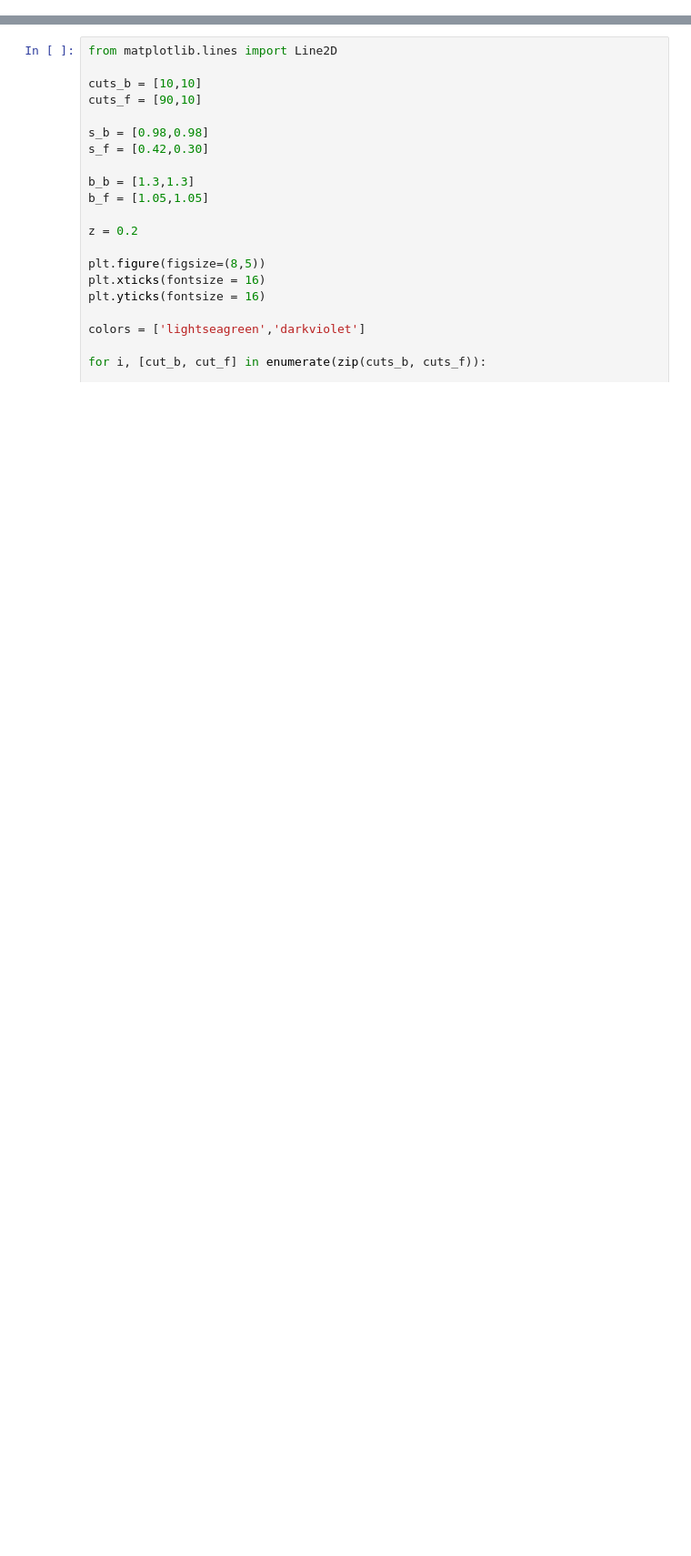
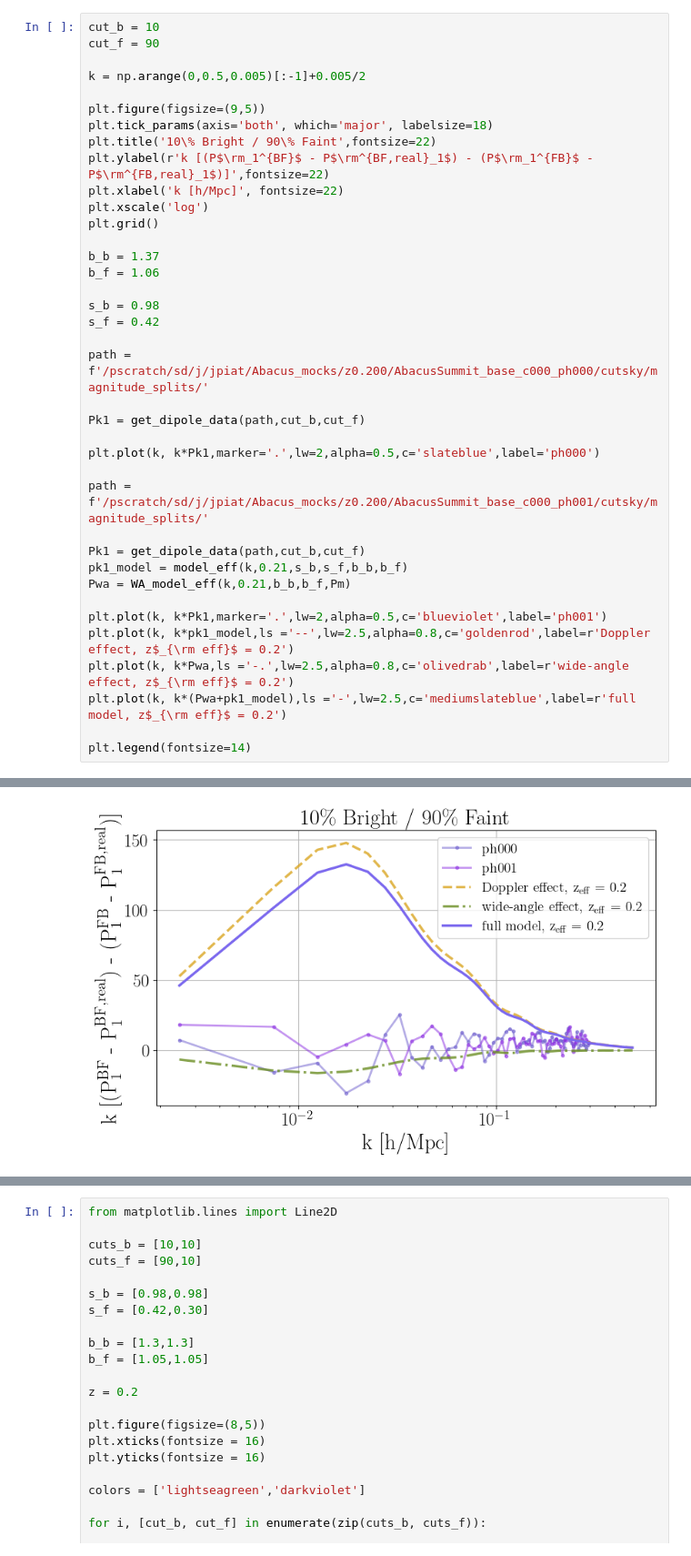
Before and after one commit to JadePiat/Relativistic_effects, a Jupyter notebook: power_spectrum.ipynb, the cells around one changed output, grey strips where cells are left out. Shown at 91% size. Drawn from its saved outputs; the diff is of its cells as text; blank space fills up the shorter version.

```diff
--- a/power_spectrum.ipynb
+++ b/power_spectrum.ipynb
@@ -39,0 +227,39 @@ def wide_angles(z,k,b,matter_power,dPm):
+# %%
+cut_b = 10
+cut_f = 90
+
+k = np.arange(0,0.5,0.005)[:-1]+0.005/2
+
+plt.figure(figsize=(9,5))
+plt.tick_params(axis='both', which='major', labelsize=18)
+plt.title('10\% Bright / 90\% Faint',fontsize=22)
+plt.ylabel(r'k [(P$\rm_1^{BF}$ - P$\rm^{BF,real}_1$) - (P$\rm_1^{FB}$ - P$\rm^{FB,real}_1$)]',fontsize=22)
+plt.xlabel('k [h/Mpc]', fontsize=22)
+plt.xscale('log')
+plt.grid()
+
+b_b = 1.37
+b_f = 1.06
+
+s_b = 0.98
+s_f = 0.42
+
+path = f'/pscratch/sd/j/jpiat/Abacus_mocks/z0.200/AbacusSummit_base_c000_ph000/cutsky/magnitude_splits/'
+
+Pk1 = get_dipole_data(path,cut_b,cut_f)
+
+plt.plot(k, k*Pk1,marker='.',lw=2,alpha=0.5,c='slateblue',label='ph000')
+
+path = f'/pscratch/sd/j/jpiat/Abacus_mocks/z0.200/AbacusSummit_base_c000_ph001/cutsky/magnitude_splits/'
+
+Pk1 = get_dipole_data(path,cut_b,cut_f)
+pk1_model = model_eff(k,0.21,s_b,s_f,b_b,b_f)
+Pwa = WA_model_eff(k,0.21,b_b,b_f,Pm)
+
+plt.plot(k, k*Pk1,marker='.',lw=2,alpha=0.5,c='blueviolet',label='ph001')
+plt.plot(k, k*pk1_model,ls ='--',lw=2.5,alpha=0.8,c='goldenrod',label=r'Doppler effect, z$_{\rm eff}$ = 0.2')
+plt.plot(k, k*Pwa,ls ='-.',lw=2.5,alpha=0.8,c='olivedrab',label=r'wide-angle effect, z$_{\rm eff}$ = 0.2')
+plt.plot(k, k*(Pwa+pk1_model),ls ='-',lw=2.5,c='mediumslateblue',label=r'full model, z$_{\rm eff}$ = 0.2')
+
+plt.legend(fontsize=14)
+# %% [output]
@@ -39,0 +267 @@ def wide_angles(z,k,b,matter_power,dPm):
+[figure, added]
```
Also changed, not shown: parts of 18 cells of this notebook, 19 other files.
